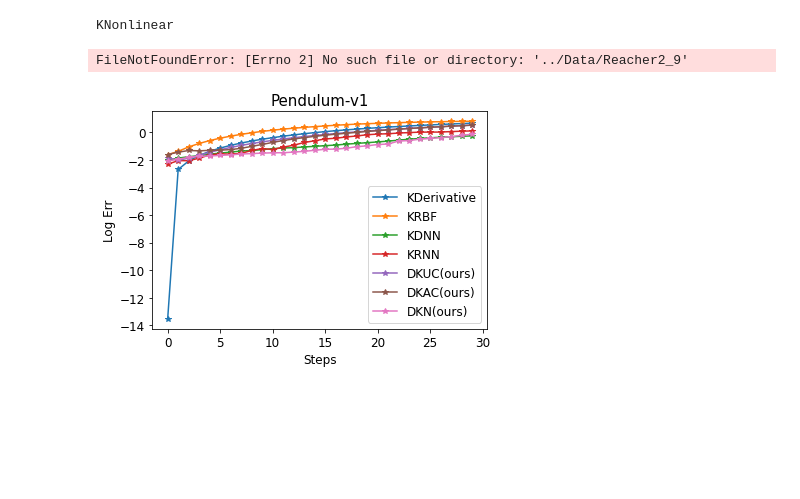
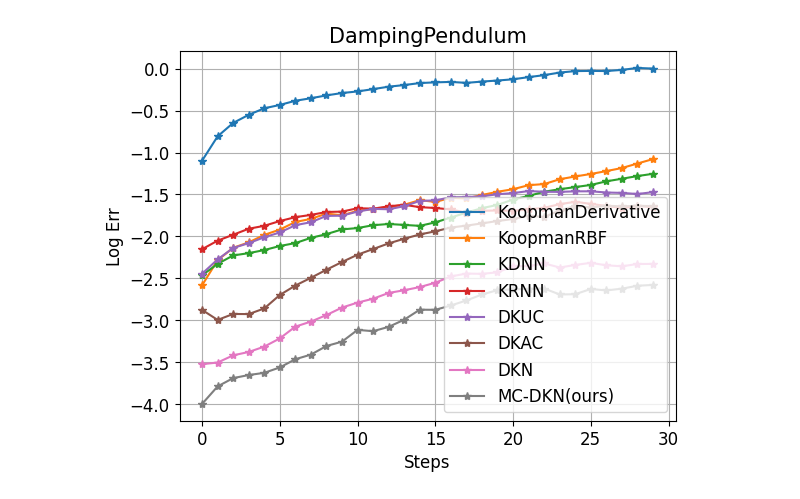
Before and after one commit to xyrrrrrrrr/RDKRC1, a Jupyter notebook: prediction/Evluation_Knonlinear.ipynb, the cells around one changed output. Cells and saved outputs as stored; diff of their text form; code cells hidden in the pictures; blank space fills up the shorter version.

Commit message:
[franka trainning]

```diff
--- a/prediction/Evluation_Knonlinear.ipynb
+++ b/prediction/Evluation_Knonlinear.ipynb
@@ -152,9 +146,6 @@ KoopmanNonlinear
 # %%
-suffix = "Reacher2_9"
-env_name = "Reacher-v2"
-for i in range(5):
-    eval_err(suffix,env_name,method_index=i+2)
+# suffix = "Reacher2_9"
+# env_name = "Reacher-v2"
+# for i in range(5):
+#     eval_err(suffix,env_name,method_index=i+2)
-# %% [output]
-KNonlinear
-FileNotFoundError: [Errno 2] No such file or directory: '../Data/Reacher2_9'
 # %%
@@ -224,47 +215,51 @@ def eval_err(suffix,env_name,method_index):
 # %%
-env_name = "Franka"
-Data_collect = data_collecter(env_name)
-Samples = 5000
-steps = 30
-random.seed(2022)
-np.random.seed(2022)
-times = 4
-max_loss_all = np.zeros((times,steps))
-mean_loss_all = np.zeros((times,steps))
-with torch.no_grad():
-    for i in range(times):
-        test_data = Data_collect.collect_koopman_data(Samples,steps)
-        np.save("../Data/Franka{}.npy".format(i),test_data)
+# env_name = "Franka"
+# Data_collect = data_collecter(env_name)
+# Samples = 5000
+# steps = 30
+# random.seed(2022)
+# np.random.seed(2022)
+# times = 4
+# max_loss_all = np.zeros((times,steps))
+# mean_loss_all = np.zeros((times,steps))
+# with torch.no_grad():
+#     for i in range(times):
+#         test_data = Data_collect.collect_koopman_data(Samples,steps)
+#         np.save("../Data/Franka{}.npy".format(i),test_data)
 # %%
 colors = ['#1f77b4', '#ff7f0e', '#2ca02c', '#d62728', '#9467bd', '#8c564b', '#e377c2', '#7f7f7f', '#bcbd22', '#17becf',  "#1c1c1f"]
 font = {'size'   : 12}
 
 plt.rc('font', **font)
 # markers = ['*','+','*','+','*','+','*']
-# env_name = "DampingPendulum"
+env_name = "DampingPendulum"
 # env_name = "CartPole-v1"
 # env_name = "MountainCarContinuous-v0"
-env_name = "Pendulum-v1"
+# env_name = "Pendulum-v1"
 # env_name = "Franka"
 # env_name = "DoublePendulum"
 title = env_name
 compare = "max"
 # compare = "mean"
-for i in range(7):
+for i in range(8):
     index = i
     method = Methods[index]
-    file_path = "../Prediction_Results/Compare/"+env_name+"_"+method+".npy"
+    if i >= 2:
+        file_path = "../Prediction_Results/Compare/"+env_name+"_"+method+"embed.npy"
+    else:
+        file_path = "../Prediction_Results/Compare/"+env_name+"_"+method+".npy"
     data = np.load(file_path)
     # print(data.shape)
     if compare.startswith("max"):
         plt.plot(np.log10(data[0]),'*-',color = colors[index],label=Method_names[i],linewidth=1.5)
     else:
         plt.plot(np.log10(data[2]),'*-',color = colors[index],label=method)
 plt.legend()
 # plt.grid(linestyle='-.')
 plt.xlabel("Steps",fontsize=12)
 plt.ylabel("Log Err",fontsize=12)
+plt.grid()
 plt.title(title,fontsize=15)
 plt.savefig("../Prediction_Results/Prediction/"+env_name+"_"+compare+"_new1.png",dpi=300)
 # %% [output]
-[figure, old version]
+[figure, new version]
```
Also changed, not shown: parts of 4 cells of this notebook, 12 other files.
